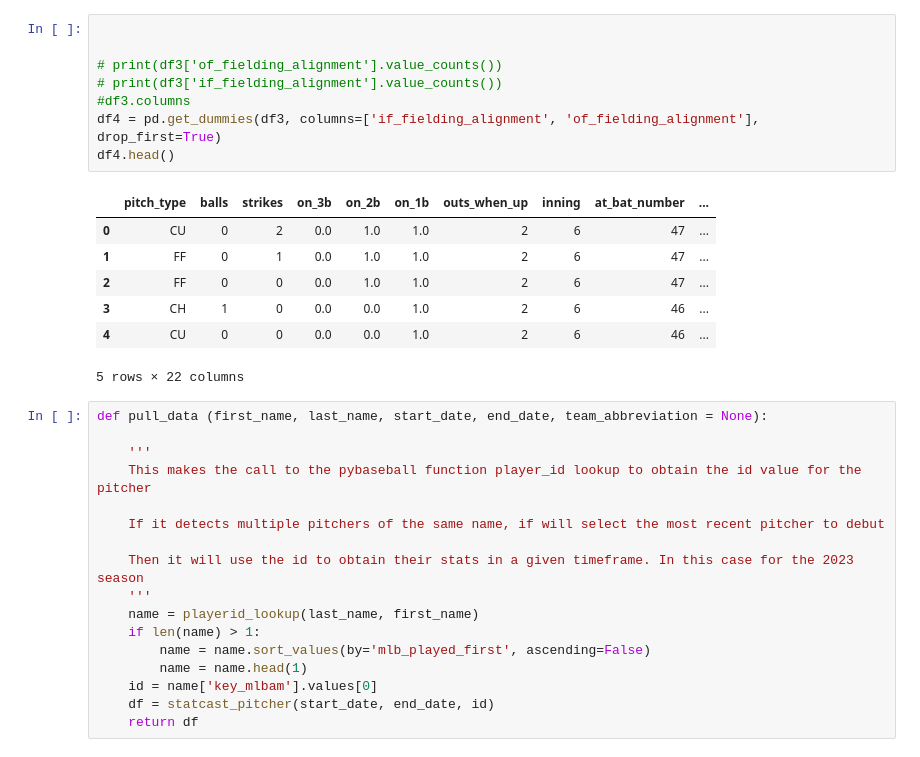
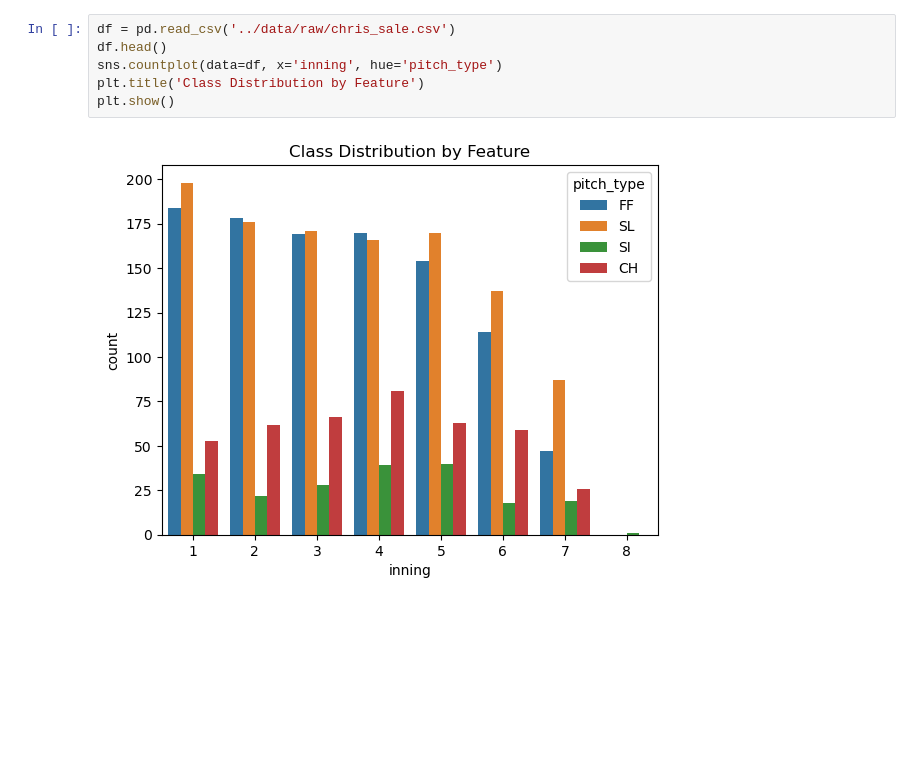
Before and after one commit to Stonec823/MLB-Pitch-Prediction, a Jupyter notebook: notebooks/EDA.ipynb, the cells around one changed output. Drawn from its saved outputs; the diff is of its cells as text; blank space fills up the shorter version.

```diff
--- a/notebooks/EDA.ipynb
+++ b/notebooks/EDA.ipynb
@@ -268,33 +13,8 @@ df3.head()
-# %%
-
-
-# print(df3['of_fielding_alignment'].value_counts())
-# print(df3['if_fielding_alignment'].value_counts())
-#df3.columns
-df4 = pd.get_dummies(df3, columns=['if_fielding_alignment', 'of_fielding_alignment'], drop_first=True)
-df4.head()
-# %% [output]
-|  | pitch_type | balls | strikes | on_3b | on_2b | on_1b | outs_when_up | inning | at_bat_number | ... |
-| 0 | CU | 0 | 2 | 0.0 | 1.0 | 1.0 | 2 | 6 | 47 | ... |
-| 1 | FF | 0 | 1 | 0.0 | 1.0 | 1.0 | 2 | 6 | 47 | ... |
-| 2 | FF | 0 | 0 | 0.0 | 1.0 | 1.0 | 2 | 6 | 47 | ... |
-| 3 | CH | 1 | 0 | 0.0 | 0.0 | 1.0 | 2 | 6 | 46 | ... |
-| 4 | CU | 0 | 0 | 0.0 | 0.0 | 1.0 | 2 | 6 | 46 | ... |
-5 rows × 22 columns
-# %%
-def pull_data (first_name, last_name, start_date, end_date, team_abbreviation = None):
-
-    '''
-    This makes the call to the pybaseball function player_id lookup to obtain the id value for the pitcher
-
-    If it detects multiple pitchers of the same name, if will select the most recent pitcher to debut
-
-    Then it will use the id to obtain their stats in a given timeframe. In this case for the 2023 season
-    '''
-    name = playerid_lookup(last_name, first_name)
-    if len(name) > 1:
-        name = name.sort_values(by='mlb_played_first', ascending=False)
-        name = name.head(1)
-    id = name['key_mlbam'].values[0]
-    df = statcast_pitcher(start_date, end_date, id)
-    return df
+# %%
+df = pd.read_csv('../data/raw/chris_sale.csv')
+df.head()
+sns.countplot(data=df, x='inning', hue='pitch_type')
+plt.title('Class Distribution by Feature')
+plt.show()
+# %% [output]
+[figure, added]
```
Also changed, not shown: parts of 22 cells of this notebook, 3 other files.
